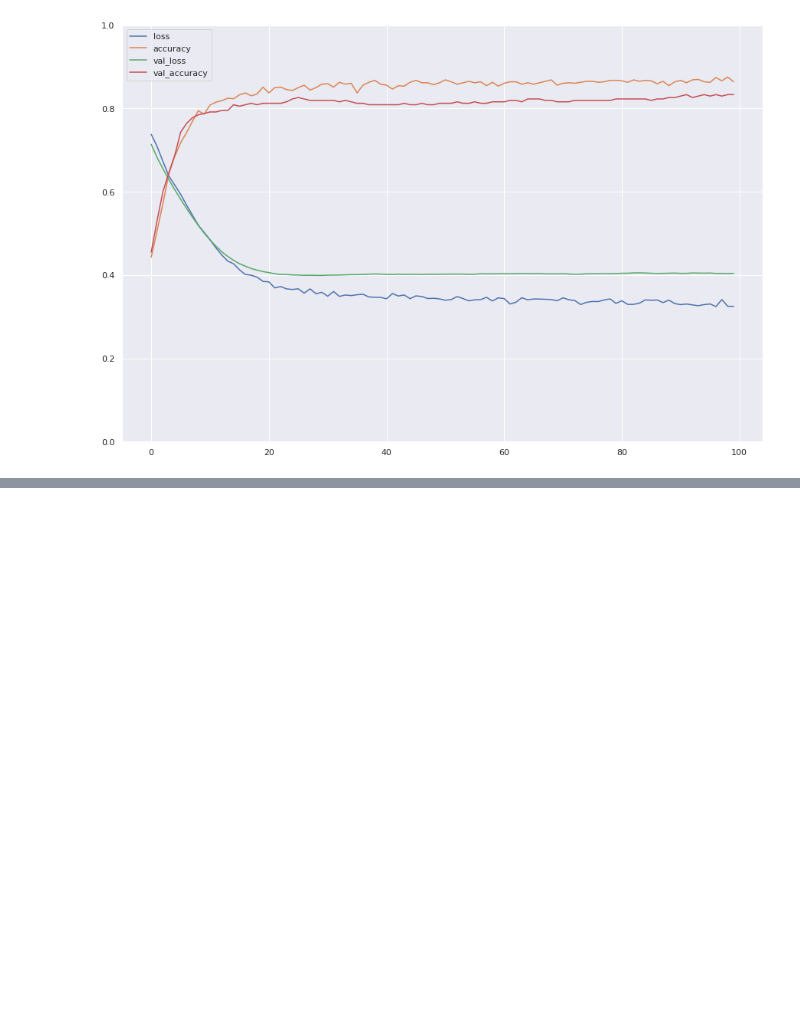
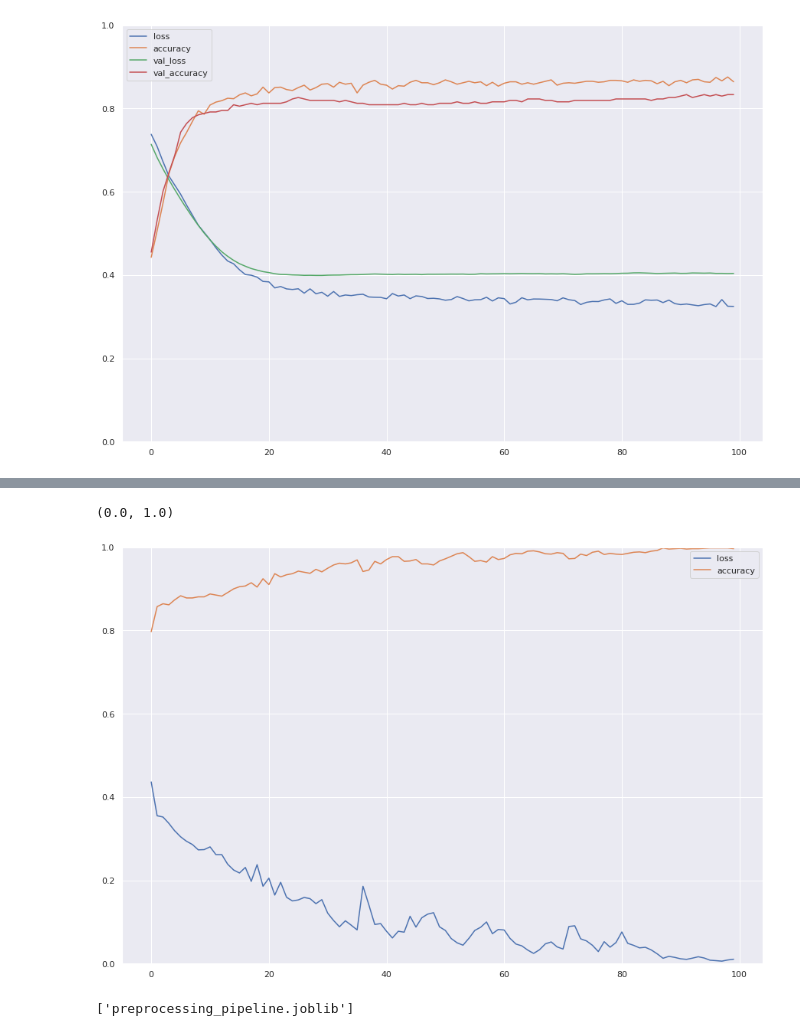
Before and after one commit to kai301229539/neural_networks_group_project, a Jupyter notebook: training_neural_network/training_neural_network.ipynb, the cells around one changed output, grey strips where cells are left out. Cells and saved outputs as stored; diff of their text form; code cells hidden in the pictures; blank space fills up the shorter version.

```diff
--- a/training_neural_network/training_neural_network.ipynb
+++ b/training_neural_network/training_neural_network.ipynb
@@ -224,0 +281,10 @@ plt.gca().set_ylim(0, 1) # set the vertical range to [0-1] plt.show()
+# %%
+tuner = keras_tuner.RandomSearch(
+    hypermodel=build_model,
+    objective="val_accuracy",
+    max_trials=100,
+    executions_per_trial=2,
+    overwrite=True,
+    directory="keras_tuner_result",
+    project_name="group_project",
+)
@@ -224,0 +334,9 @@ plt.gca().set_ylim(0, 1) # set the vertical range to [0-1] plt.show()
+# %%
+best_hps = tuner.get_best_hyperparameters(5)
+model = build_model(best_hps[0])
+
+# Fit with the entire dataset.
+x_all = np.concatenate((X_train, X_val))
+y_all = np.concatenate((y_train, y_val))
+
+history = model.fit(x=x_all, y=y_all, epochs=100)
@@ -224,0 +361,7 @@ plt.gca().set_ylim(0, 1) # set the vertical range to [0-1] plt.show()
+# %%
+pd.DataFrame(history.history).plot(figsize=(15, 10))
+plt.grid(True)
+plt.gca().set_ylim(0, 1) # set the vertical range to [0-1] plt.show()
+# %% [output]
+(0.0, 1.0)
+[figure, added]
@@ -224,0 +370,6 @@ plt.gca().set_ylim(0, 1) # set the vertical range to [0-1] plt.show()
+# %%
+from joblib import dump
+
+dump("features_pipeline", "preprocessing_pipeline.joblib")
+# %% [output]
+['preprocessing_pipeline.joblib']
```
Also changed, not shown: parts of 9 cells of this notebook.
